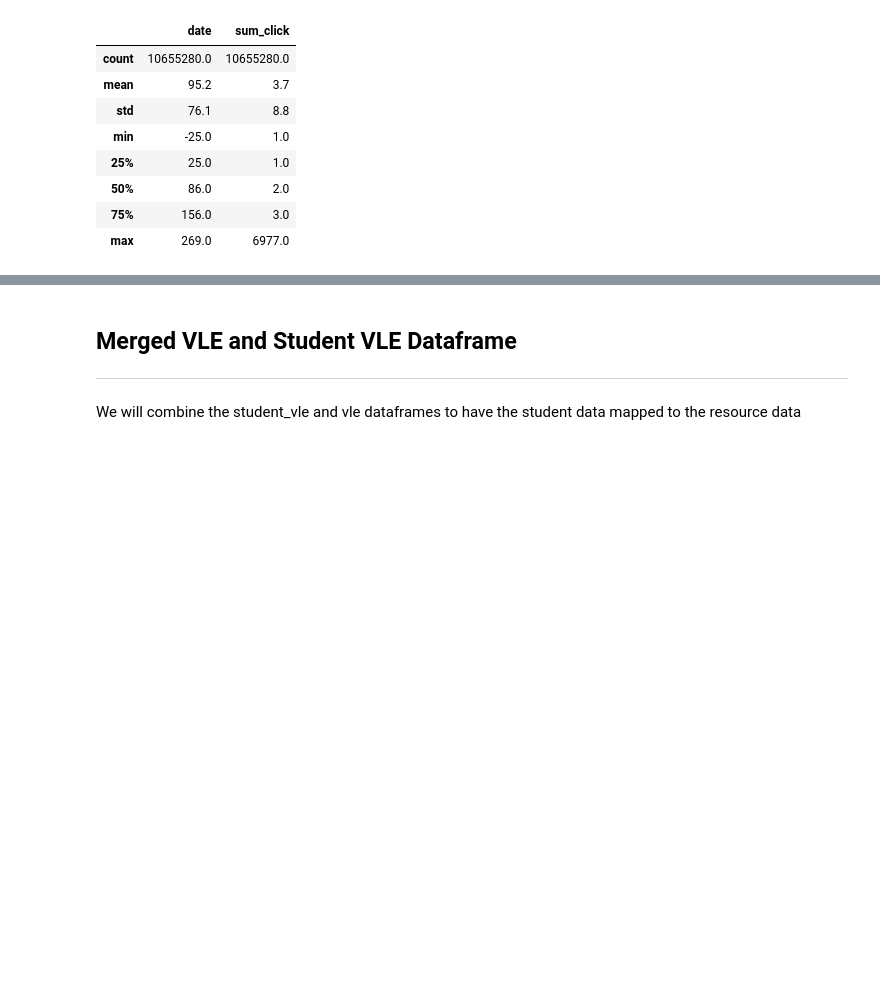
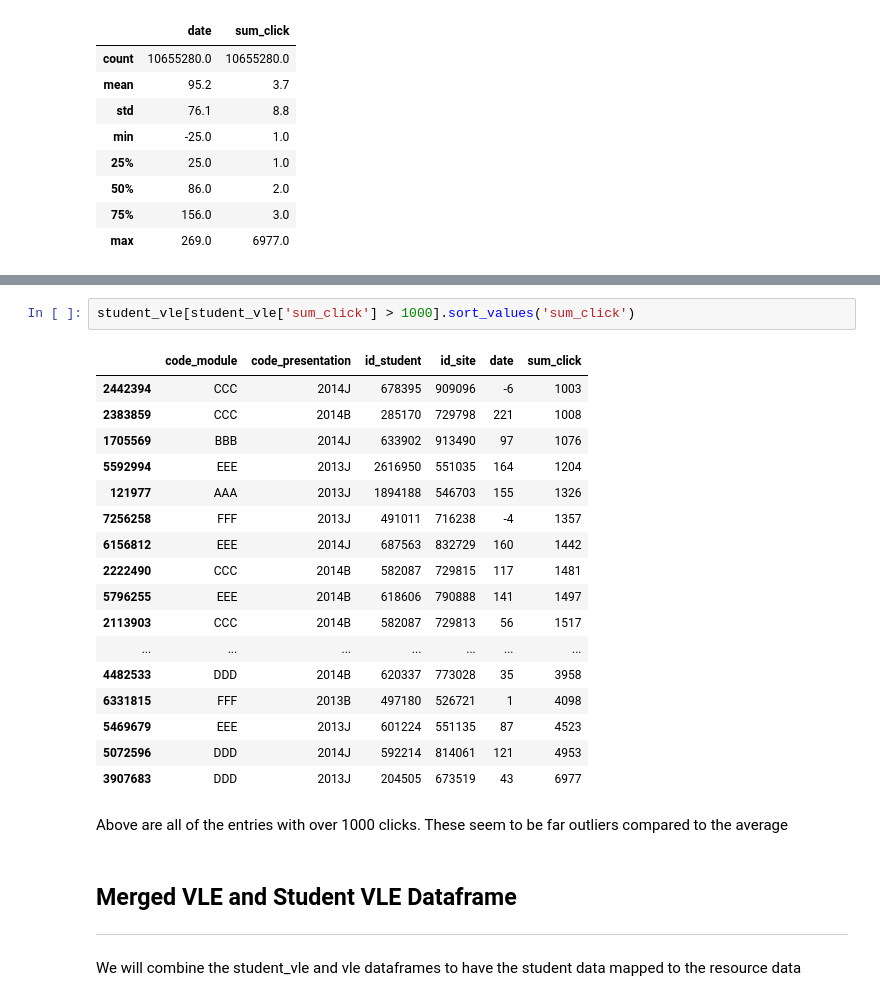
Before and after one commit to freyjagarner/Student-Data-Analysis, a Jupyter notebook: Capstone/VLE.ipynb, the cells around one changed output, grey strips where cells are left out. Cells and saved outputs as stored; diff of their text form; blank space fills up the shorter version.

Commit message:
note outliers in clicks

```diff
--- a/Capstone/VLE.ipynb
+++ b/Capstone/VLE.ipynb
@@ -304,3 +315,25 @@ student_vle.describe().round(1)
+# %%
+student_vle[student_vle['sum_click'] > 1000].sort_values('sum_click')
+# %% [output]
+|  | code_module | code_presentation | id_student | id_site | date | sum_click |
+| 2442394 | CCC | 2014J | 678395 | 909096 | -6 | 1003 |
+| 2383859 | CCC | 2014B | 285170 | 729798 | 221 | 1008 |
+| 1705569 | BBB | 2014J | 633902 | 913490 | 97 | 1076 |
+| 5592994 | EEE | 2013J | 2616950 | 551035 | 164 | 1204 |
+| 121977 | AAA | 2013J | 1894188 | 546703 | 155 | 1326 |
+| 7256258 | FFF | 2013J | 491011 | 716238 | -4 | 1357 |
+| 6156812 | EEE | 2014J | 687563 | 832729 | 160 | 1442 |
+| 2222490 | CCC | 2014B | 582087 | 729815 | 117 | 1481 |
+| 5796255 | EEE | 2014B | 618606 | 790888 | 141 | 1497 |
+| 2113903 | CCC | 2014B | 582087 | 729813 | 56 | 1517 |
+| ... | ... | ... | ... | ... | ... | ... |
+| 4482533 | DDD | 2014B | 620337 | 773028 | 35 | 3958 |
+| 6331815 | FFF | 2013B | 497180 | 526721 | 1 | 4098 |
+| 5469679 | EEE | 2013J | 601224 | 551135 | 87 | 4523 |
+| 5072596 | DDD | 2014J | 592214 | 814061 | 121 | 4953 |
+| 3907683 | DDD | 2013J | 204505 | 673519 | 43 | 6977 |
+# %% [markdown]
+Above are all of the entries with over 1000 clicks. These seem to be far outliers compared to the average
 # %% [markdown]
 ## Merged VLE and Student VLE Dataframe
 ---
```
Also changed, not shown: parts of 1 cell of this notebook.
